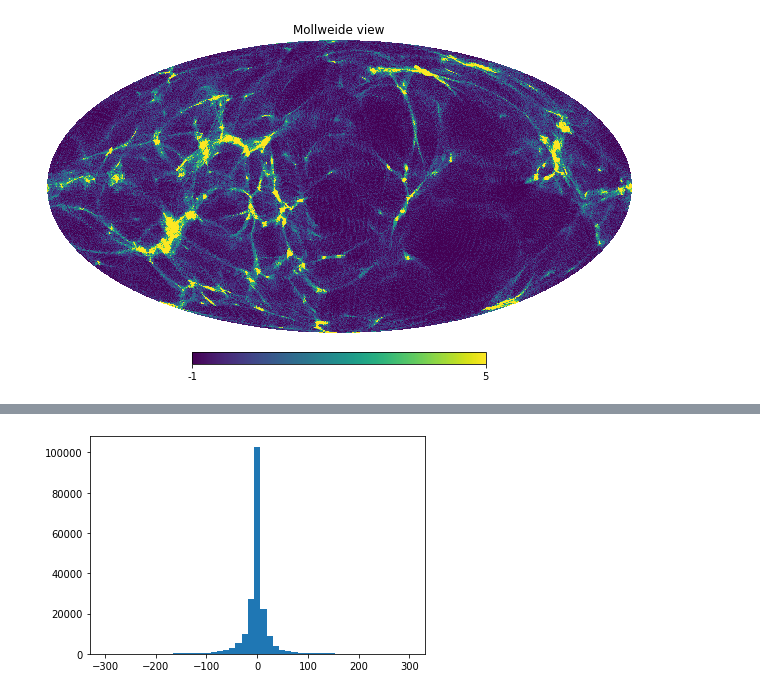
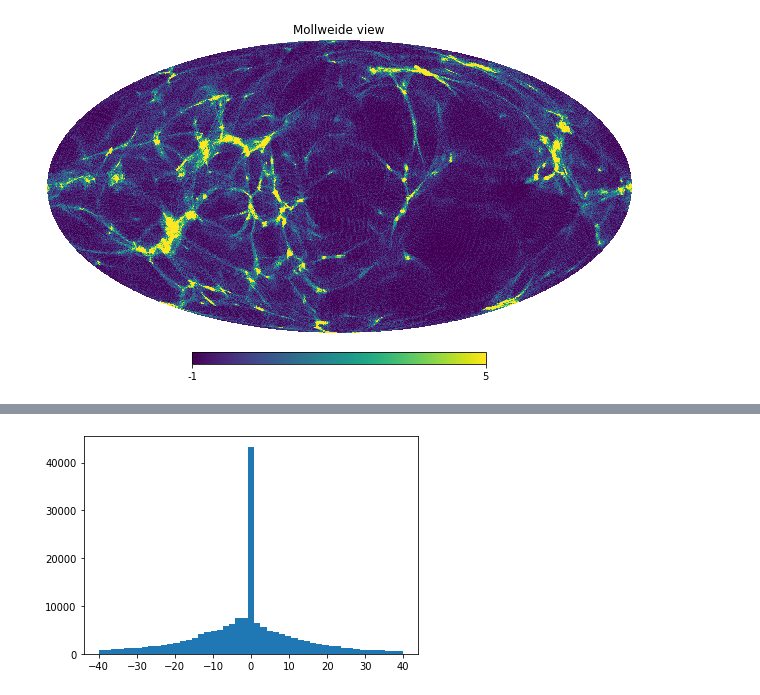
Before and after one commit to wurdahl/kSZfromPC, a Jupyter notebook: Processing-Multi-threading.ipynb, the cells around one changed output, grey strips where cells are left out. Drawn from its saved outputs; the diff is of its cells as text; code cells hidden in the pictures.

```diff
--- a/Processing-Multi-threading.ipynb
+++ b/Processing-Multi-threading.ipynb
@@ -175,4 +175,4 @@ hp.mollview(almostSZ,xsize=3200,min=-50,max=50)
 # %%
-plt.hist(almostSZ,bins=np.linspace(-300,300));
+plt.hist(almostSZ,bins=np.linspace(-40,40));
 # %% [output]
-[figure, old version]
+[figure, new version]
```
Also changed, not shown: parts of 2 cells of this notebook.
